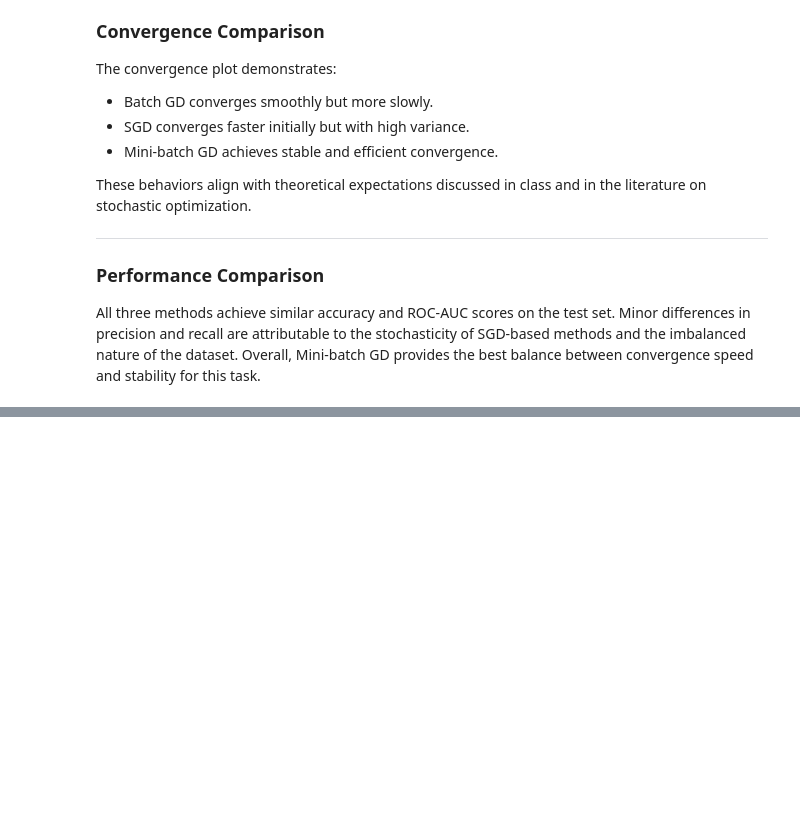
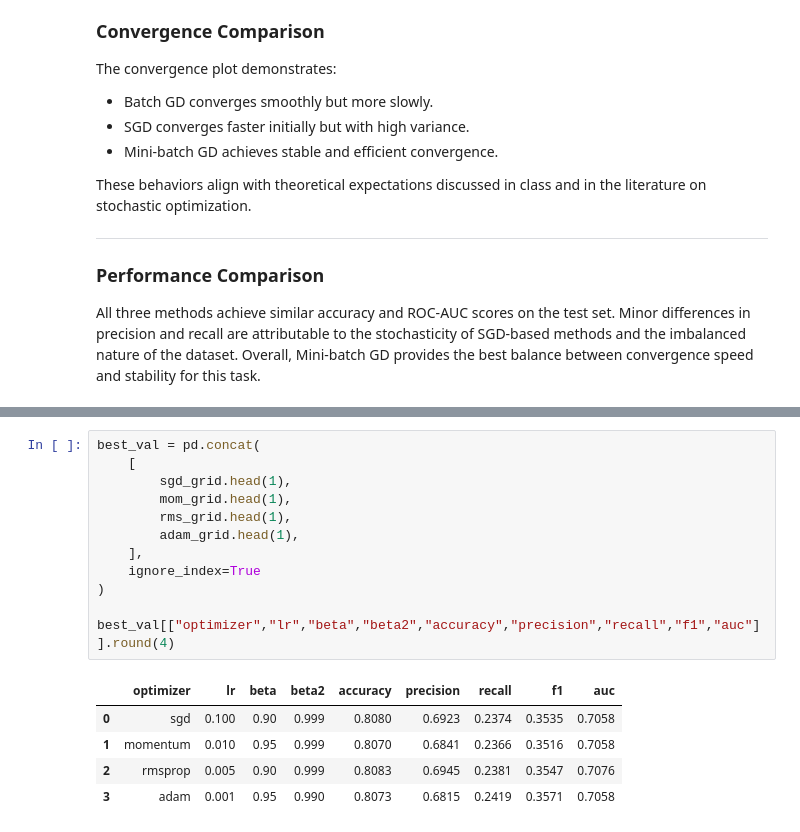
Before and after one commit to ZainMI/PAIML, a Jupyter notebook: homeworks/hw1/hw1.ipynb, the cells around one changed output, grey strips where cells are left out. Saved outputs shown, nothing was run; the diff lists cells and outputs as text; blank space fills up the shorter version.

```diff
--- a/homeworks/hw1/hw1.ipynb
+++ b/homeworks/hw1/hw1.ipynb
@@ -519,0 +790,18 @@ All three methods achieve similar accuracy and ROC-AUC scores on the test set. M
+# %%
+best_val = pd.concat(
+    [
+        sgd_grid.head(1),
+        mom_grid.head(1),
+        rms_grid.head(1),
+        adam_grid.head(1),
+    ],
+    ignore_index=True
+)
+
+best_val[["optimizer","lr","beta","beta2","accuracy","precision","recall","f1","auc"]].round(4)
+# %% [output]
+|  | optimizer | lr | beta | beta2 | accuracy | precision | recall | f1 | auc |
+| 0 | sgd | 0.100 | 0.90 | 0.999 | 0.8080 | 0.6923 | 0.2374 | 0.3535 | 0.7058 |
+| 1 | momentum | 0.010 | 0.95 | 0.999 | 0.8070 | 0.6841 | 0.2366 | 0.3516 | 0.7058 |
+| 2 | rmsprop | 0.005 | 0.90 | 0.999 | 0.8083 | 0.6945 | 0.2381 | 0.3547 | 0.7076 |
+| 3 | adam | 0.001 | 0.95 | 0.990 | 0.8073 | 0.6815 | 0.2419 | 0.3571 | 0.7058 |
```
Also changed, not shown: parts of 8 cells of this notebook.
